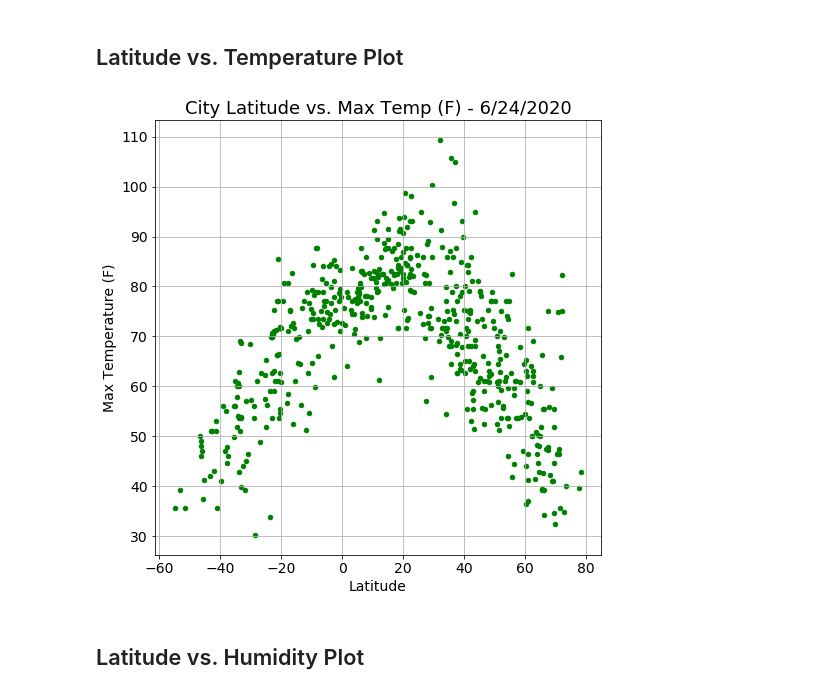
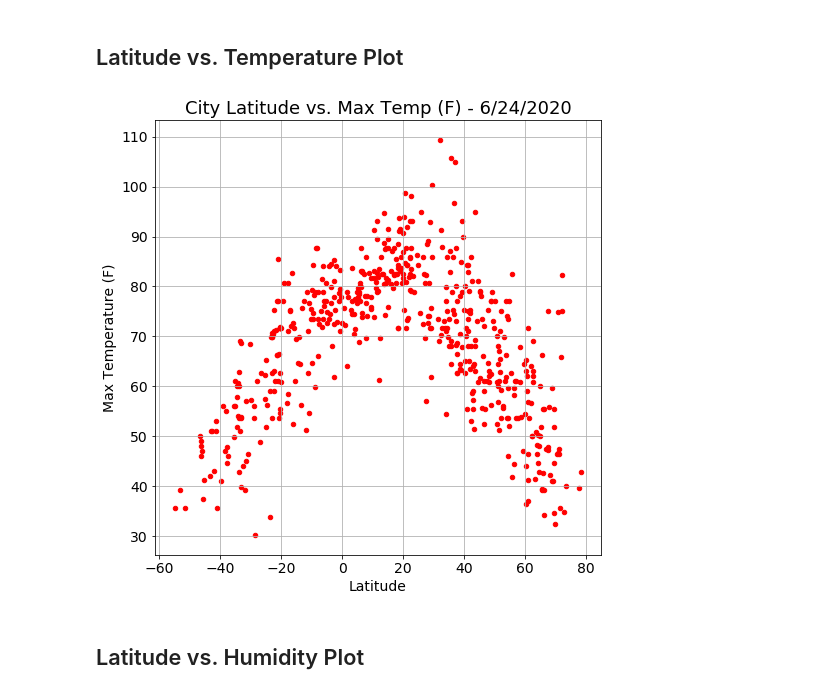
Before and after one commit to jeremyhamley/python-api-challenge, a Jupyter notebook: WeatherPy/WeatherPy.ipynb, the cells around one changed output. Saved outputs shown, nothing was run; the diff lists cells and outputs as text; code cells hidden in the pictures.

```diff
--- a/WeatherPy/WeatherPy.ipynb
+++ b/WeatherPy/WeatherPy.ipynb
@@ -181,16 +178,16 @@ Index: []
 # %%
 
 lat_v_temp_df = pd.DataFrame({"Latitude": clean_city_weather_data_df["Latitude"],
                               "Max Temperature (F)": clean_city_weather_data_df["Max Temperature (F)"],
                              })
 
-lat_v_temp_chart = lat_v_temp_df.plot(kind="scatter", x="Latitude", y="Max Temperature (F)", c="green", grid=True,figsize=(8,8), fontsize=14)
+lat_v_temp_chart = lat_v_temp_df.plot(kind="scatter", x="Latitude", y="Max Temperature (F)", c="red", grid=True,figsize=(8,8), fontsize=14)
 lat_v_temp_chart.set_title("City Latitude vs. Max Temp (F) - 6/24/2020",fontsize=18 )
 lat_v_temp_chart.set_xlabel("Latitude",fontsize=14 )
 lat_v_temp_chart.set_ylabel("Max Temperature (F)",fontsize=14 )
 plt.savefig("output_data/City Latitude vs. Max Temp.png")
 plt.show()
 # %% [output]
-[figure, old version]
+[figure, new version]
 # %% [markdown]
 ## Latitude vs. Humidity Plot
```
Also changed, not shown: parts of 13 cells of this notebook, 4 other files.
